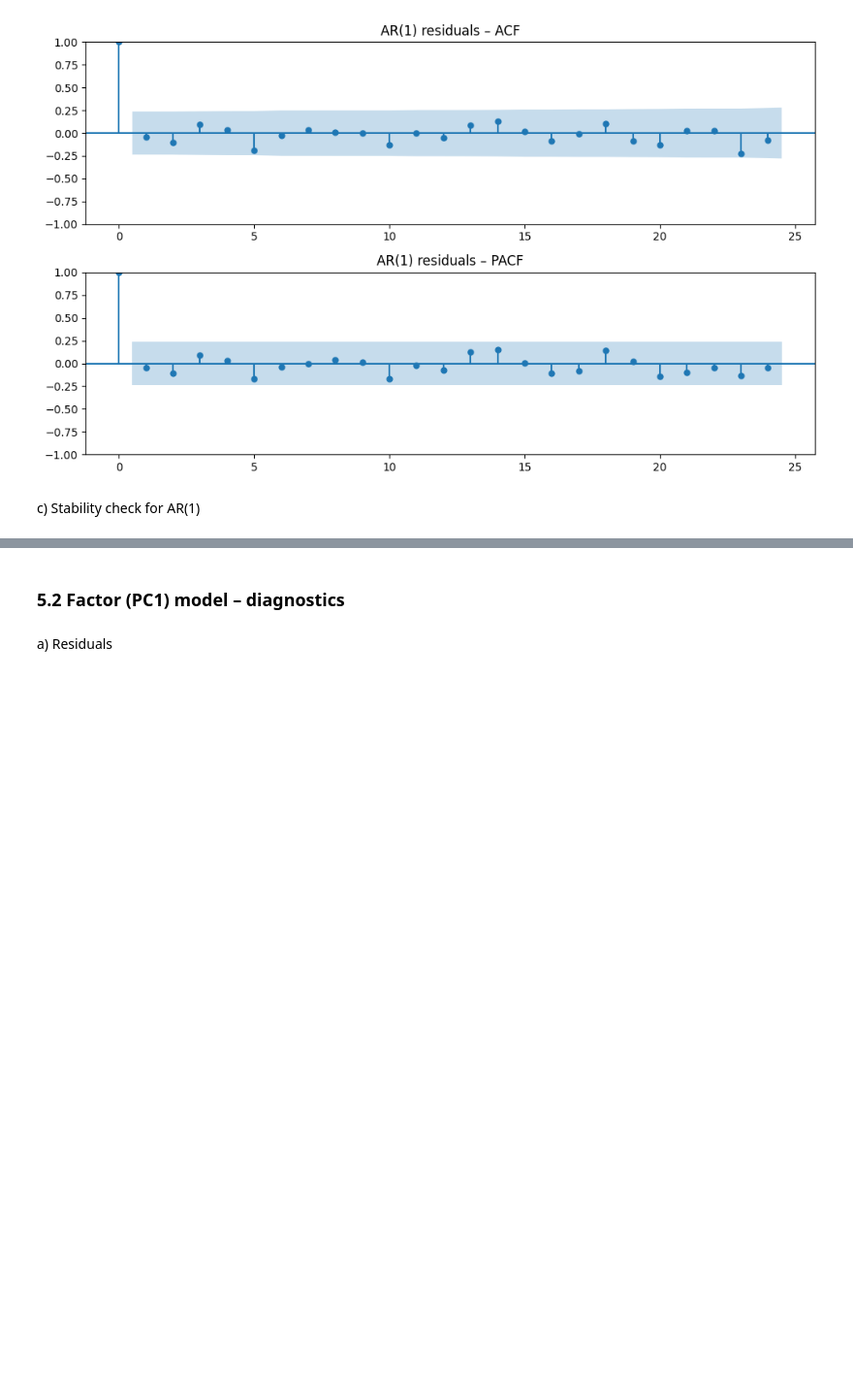
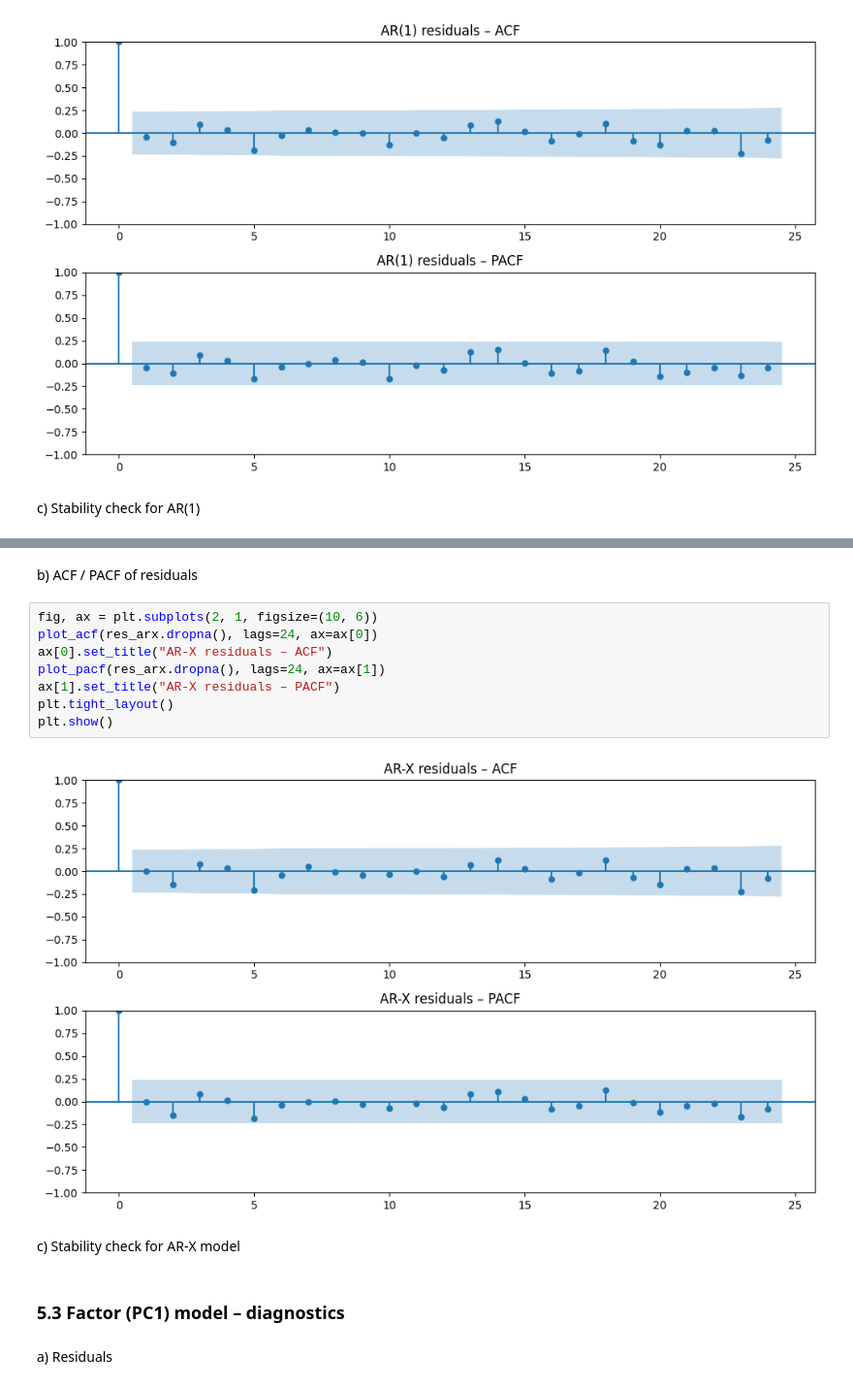
Before and after one commit to StefaniaLavarda/Time_Series_Project, a Jupyter notebook: eda.ipynb, the cells around one changed output, grey strips where cells are left out. Shown at 97% size. Cells and saved outputs as stored; diff of their text form; blank space fills up the shorter version.

```diff
--- a/eda.ipynb
+++ b/eda.ipynb
@@ -1197,5 +1262,19 @@ Root of AR(1) polynomial: 1.0062322606021463 |root| > 1 -> True
+# %% [markdown]
+b) ACF / PACF of residuals
+# %%
+fig, ax = plt.subplots(2, 1, figsize=(10, 6))
+plot_acf(res_arx.dropna(), lags=24, ax=ax[0])
+ax[0].set_title("AR-X residuals – ACF")
+plot_pacf(res_arx.dropna(), lags=24, ax=ax[1])
+ax[1].set_title("AR-X residuals – PACF")
+plt.tight_layout()
+plt.show()
+# %% [output]
+[figure, added]
+# %% [markdown]
+c) Stability check for AR-X model
 # %% [markdown]
-### 5.2 Factor (PC1) model – diagnostics
+### 5.3 Factor (PC1) model – diagnostics
 # %% [markdown]
 a) Residuals
 # %%
```
Also changed, not shown: parts of 24 cells of this notebook.
